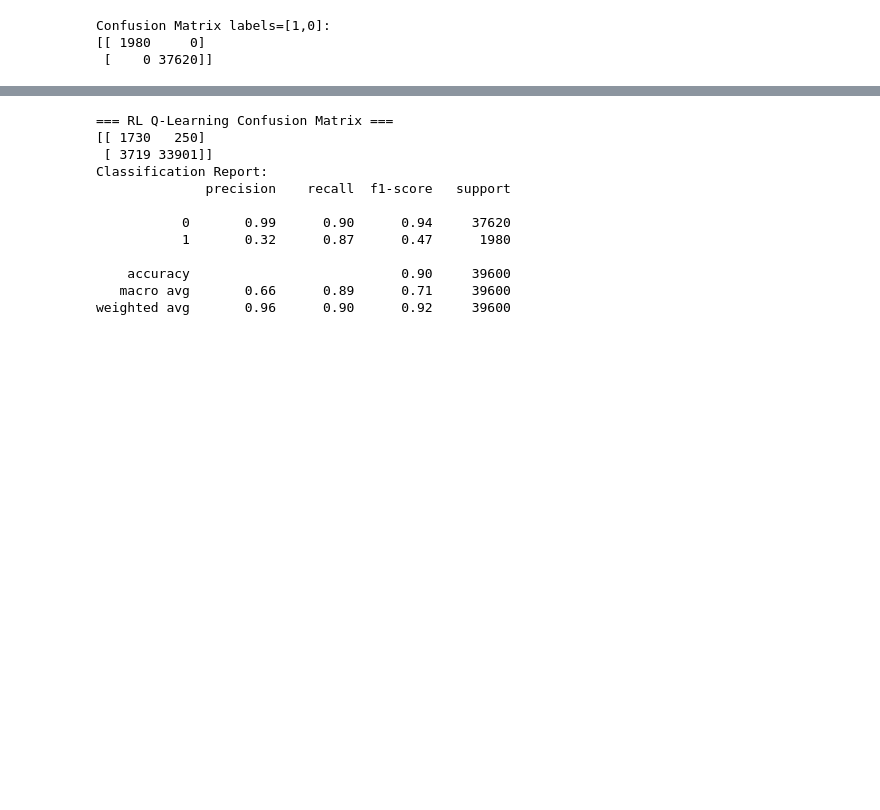
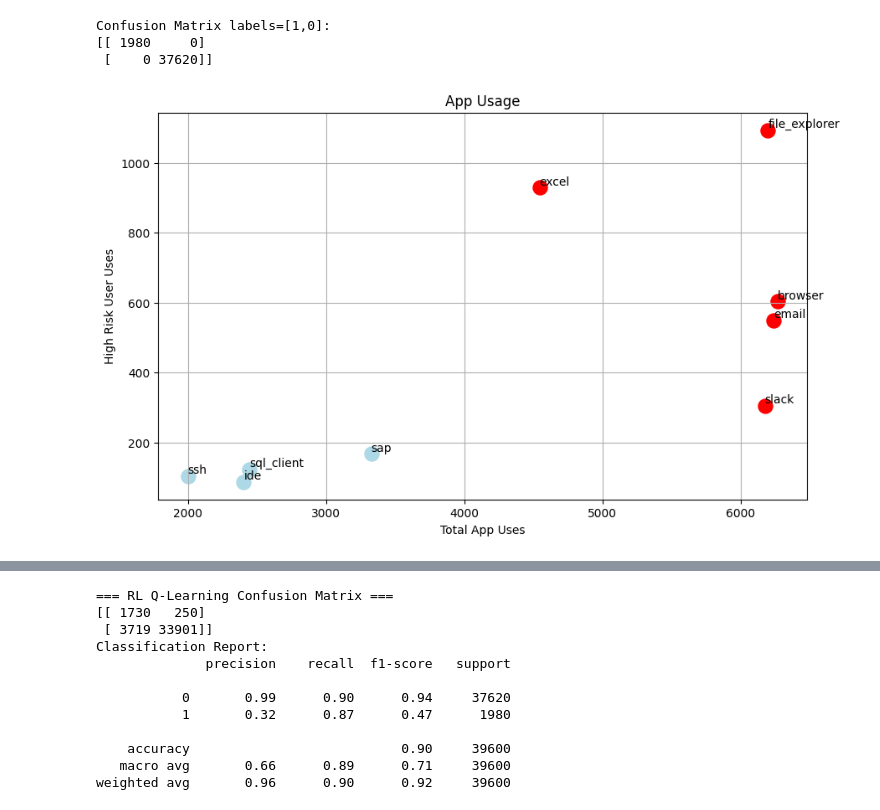
Before and after one commit to 21WH1A0427-Bhaavya/TeamUNO, a Jupyter notebook: XGBoost+RL.ipynb, the cells around one changed output, grey strips where cells are left out. Drawn from its saved outputs; the diff is of its cells as text; code cells hidden in the pictures; blank space fills up the shorter version.

```diff
--- a/XGBoost+RL.ipynb
+++ b/XGBoost+RL.ipynb
@@ -108,0 +107,15 @@ Parameters: { "use_label_encoder" } are not used.
+# %%
+#Scaling
+from sklearn.preprocessing import MinMaxScaler
+scaler = MinMaxScaler()
+X_scaled = scaler.fit_transform(df[features])
+y = df['is_anomaly'].astype(int).values
+
+model = xgb.XGBClassifier(objective='binary:logistic', n_estimators=50, use_label_encoder=False, eval_metric='logloss')
+model.fit(X_scaled, y)
+
+df['risk_score_xgb'] = model.predict_proba(X_scaled)[:, 1]
+
+# top 10 Risky Sessions
+df[['user_id', 'privilege_level', 'files_accessed', 'direction', 'bytes_downloaded',
+        'app_used', 'risk_score_xgb', 'anomaly_type']].sort_values('risk_score_xgb', ascending=False).head(10)
@@ -135,3 +163,35 @@ print(confusion_matrix(y, xgb_preds, labels=[1,0]))
 Confusion Matrix labels=[1,0]:
 [[ 1980     0]
  [    0 37620]]
+# %%
+#high risk as top 10% risk_score_xgb
+risk_thresh = df['risk_score_xgb'].quantile(0.9)
+df['is_high_risk'] = (df['risk_score_xgb'] >= risk_thresh).astype(int)
+
+#aggregation of app usage by all users and risky users
+app_usage = df.groupby('app_used').agg(total_uses=('user_id', 'count'), high_risk_uses=('is_high_risk', 'sum')).reset_index()
+# %%
+#scaling
+scaler_apps = MinMaxScaler()
+metrics_scaled = scaler_apps.fit_transform(app_usage[['total_uses', 'high_risk_uses']])
+
+#clustering
+kmeans = KMeans(n_clusters=2, random_state=42).fit(metrics_scaled)
+app_usage['cluster'] = kmeans.labels_
+
+#highest avg high-risk-users
+red_cluster = app_usage.groupby('cluster')['high_risk_uses'].mean().idxmax()
+
+plt.figure(figsize=(10, 6))
+for i, row in app_usage.iterrows():
+    color = 'red' if row['cluster'] == red_cluster else 'lightblue'
+    plt.scatter(row['total_uses'], row['high_risk_uses'], s=150, color=color)
+    plt.text(row['total_uses'], row['high_risk_uses'], row['app_used'], fontsize=10, ha='left', va='bottom')
+
+plt.xlabel('Total App Uses')
+plt.ylabel('High Risk User Uses')
+plt.title('App Usage')
+plt.grid(True)
+plt.show()
+# %% [output]
+[figure, added]
```
Also changed, not shown: parts of 9 cells of this notebook.
